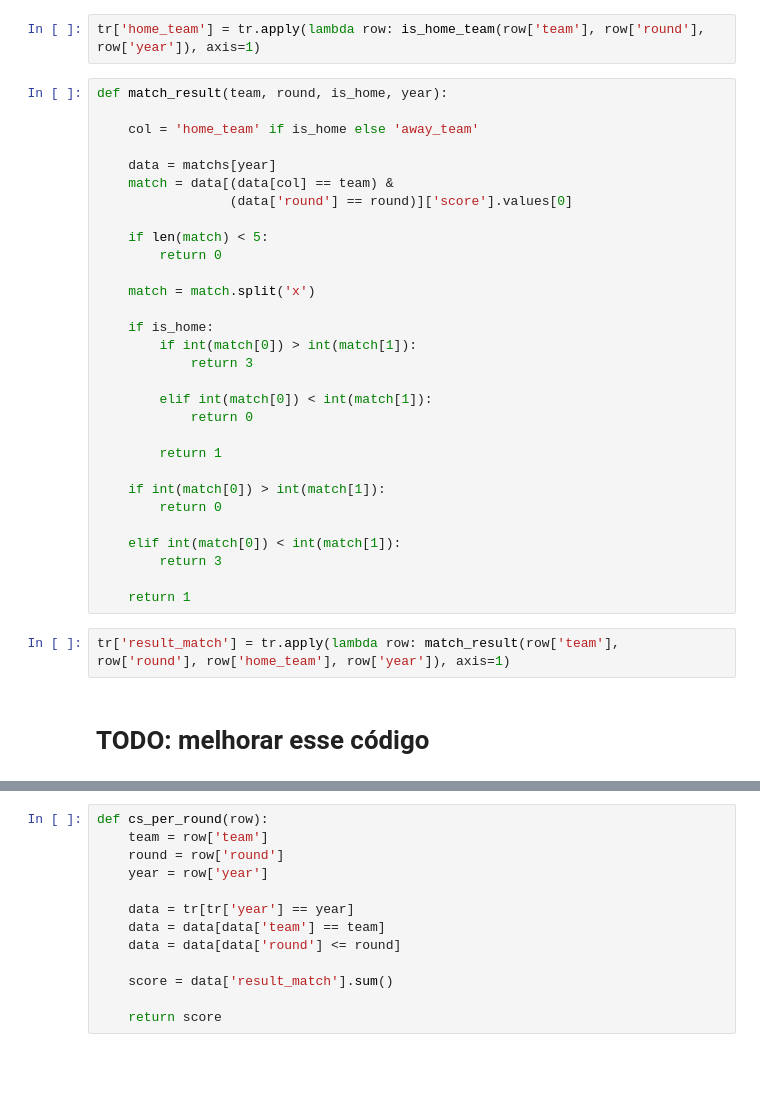
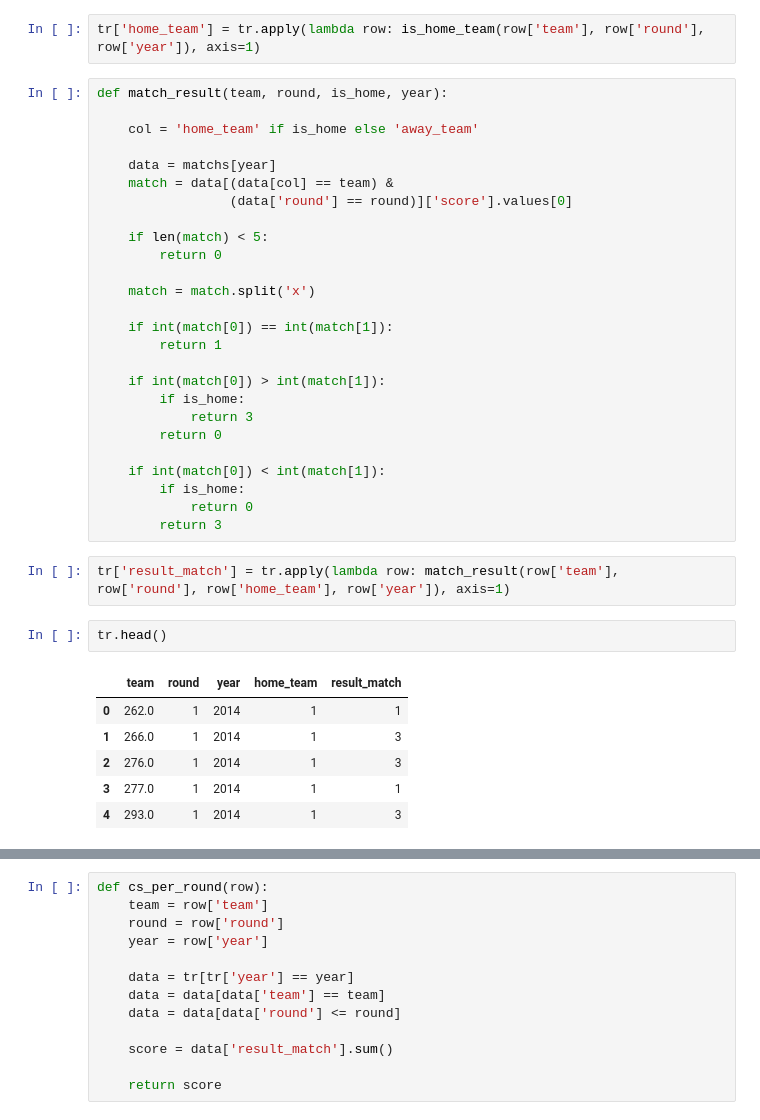
Before and after one commit to WagnerFLL/Cartola, a Jupyter notebook: notebook/EDA.ipynb, the cells around one changed output, grey strips where cells are left out. Saved outputs shown, nothing was run; the diff lists cells and outputs as text; blank space fills up the shorter version.

Commit message:
add opposing team

```diff
--- a/notebook/EDA.ipynb
+++ b/notebook/EDA.ipynb
@@ -230,23 +249,26 @@ def match_result(team, round, is_home, year):
 
     match = match.split('x')
 
-    if is_home:
-        if int(match[0]) > int(match[1]):
-            return 3
-
-        elif int(match[0]) < int(match[1]):
-            return 0
-
+    if int(match[0]) == int(match[1]):
         return 1
 
     if int(match[0]) > int(match[1]):
+        if is_home:
+            return 3
         return 0
 
-    elif int(match[0]) < int(match[1]):
+    if int(match[0]) < int(match[1]):
+        if is_home:
+            return 0
         return 3
-
-    return 1
 # %%
 tr['result_match'] = tr.apply(lambda row: match_result(row['team'], row['round'], row['home_team'], row['year']), axis=1)
-# %% [markdown]
-# TODO: melhorar esse código
+# %%
+tr.head()
+# %% [output]
+|  | team | round | year | home_team | result_match |
+| 0 | 262.0 | 1 | 2014 | 1 | 1 |
+| 1 | 266.0 | 1 | 2014 | 1 | 3 |
+| 2 | 276.0 | 1 | 2014 | 1 | 3 |
+| 3 | 277.0 | 1 | 2014 | 1 | 1 |
+| 4 | 293.0 | 1 | 2014 | 1 | 3 |
```
Also changed, not shown: parts of 26 cells of this notebook.
